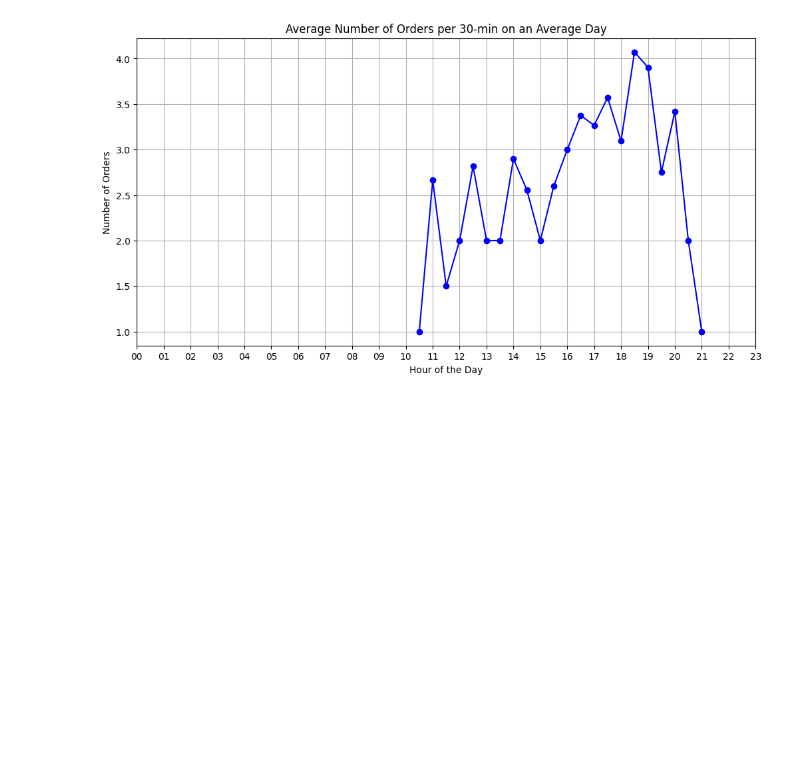
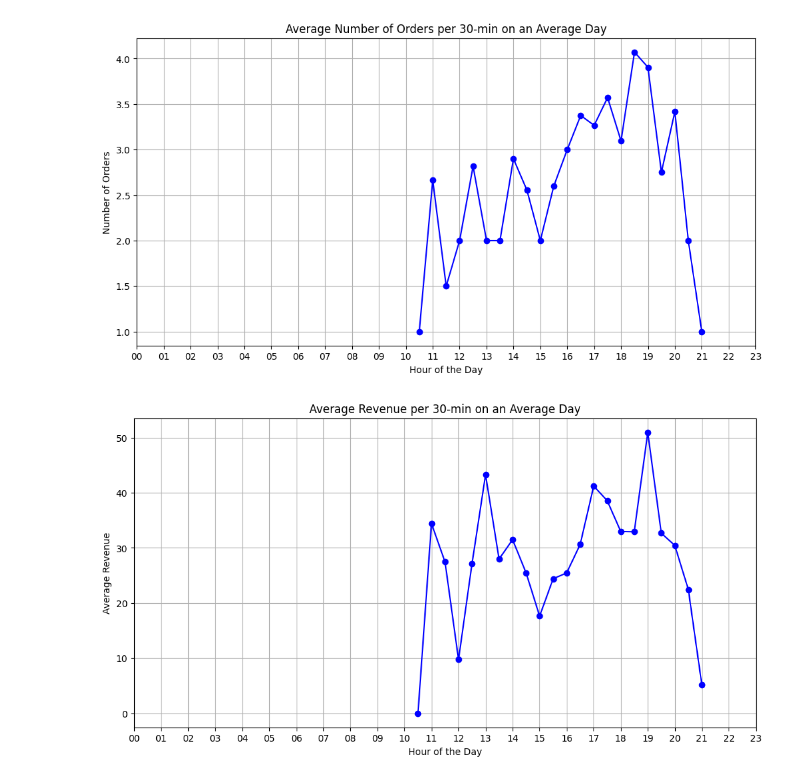
Before and after one commit to Sree5835/dynamic_pricing, a Jupyter notebook: src/dynamic_pricing/analysis/explore.ipynb, the cells around one changed output. Cells and saved outputs as stored; diff of their text form; code cells hidden in the pictures; blank space fills up the shorter version.

```diff
--- a/src/dynamic_pricing/analysis/explore.ipynb
+++ b/src/dynamic_pricing/analysis/explore.ipynb
@@ -62,3 +89,49 @@ def plot_average_orders_per_interval(df,interval):
 plot_average_orders_per_interval(df,interval=30)
 # %% [output]
 [figure]
+# %%
+def plot_average_revenue_per_interval(df, interval):
+    order_timestamp = "order_placed_timestamp"
+    # Calculate the total number of intervals in a day based on the given interval
+    num_intervals = (24 * 60) // interval
+
+    # Calculate the actual average revenue for each interval on an average day
+    # df['revenue'] = df["order_total_price"]/100
+    df = df[["order_id","item_quantity","item_fractional_price","modifier_fractional_price","modifier_quantity",order_timestamp]].copy()
+    df.fillna(0, inplace=True)
+
+    df["order_value"] = ((df["item_fractional_price"] * df["item_quantity"]) + (df["modifier_fractional_price"] * df["modifier_quantity"]))/100
+    df['revenue'] = df.groupby('order_id')['order_value'].sum()
+
+    # Create a new column for the interval index
+    df["interval_index"] = (
+        df[order_timestamp].dt.hour * 60 + df[order_timestamp].dt.minute
+    ) // interval
+
+
+    actual_average_revenue = (
+        df.groupby(["interval_index", df[order_timestamp].dt.date])["revenue"]
+        .sum()
+        .groupby("interval_index")
+        .mean()
+    )
+
+    # Generate the x-axis labels for the hour of the day
+    x_labels = [f"{hour:02d}" for hour in range(24)]
+
+    # Plotting the average revenue per interval
+    plt.figure(figsize=(12, 6))
+    plt.plot(
+        actual_average_revenue, marker="o", linestyle="-", color="blue", markersize=6
+    )
+    plt.xlabel('Hour of the Day')
+    plt.ylabel('Average Revenue')
+    plt.title(f'Average Revenue per {interval}-min on an Average Day')
+    plt.xticks(range(0, num_intervals, int(60 / interval)),
+                x_labels)
+    plt.grid(True)
+    plt.show()
+
+plot_average_revenue_per_interval(df,30)
+# %% [output]
+[figure, added]
```
Also changed, not shown: parts of 9 cells of this notebook.
